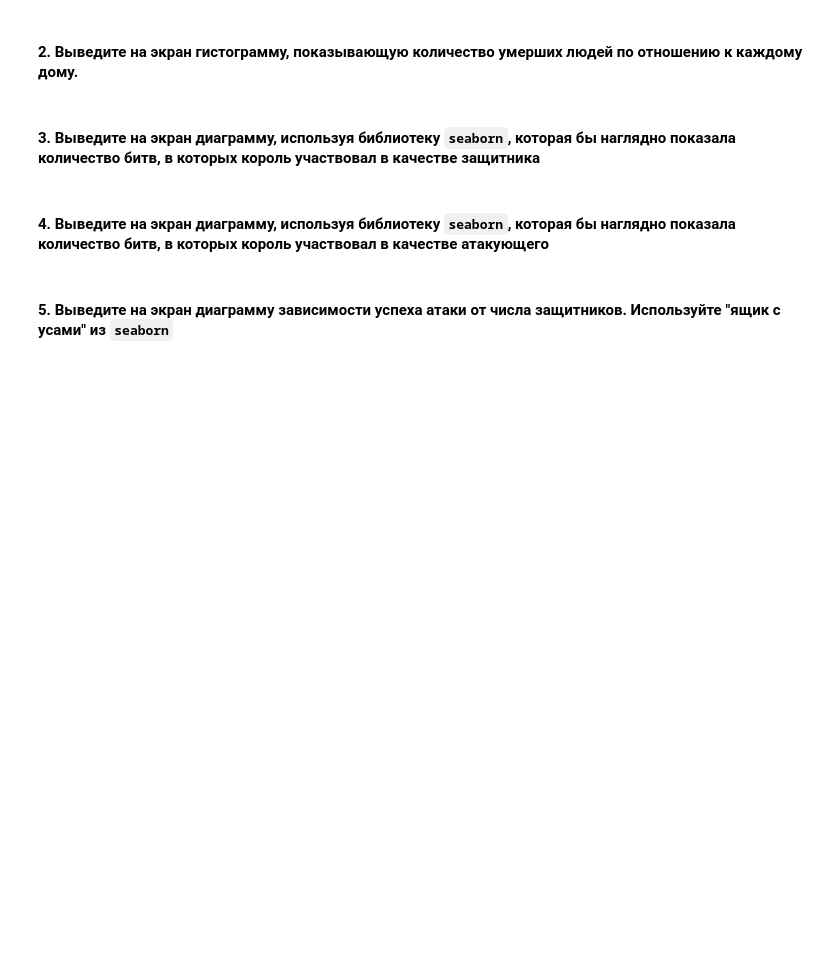
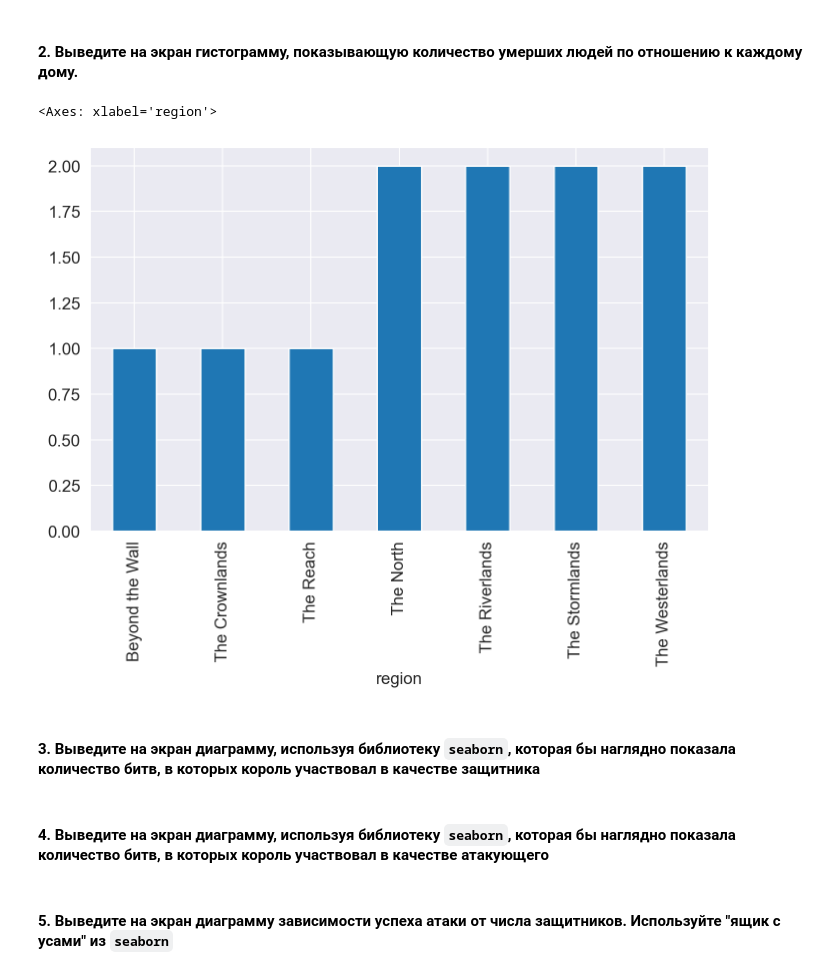
Before and after one commit to EdPogosyan/ML_Ed, a Jupyter notebook: HW-1/hw_practice_sirius_01_pandas_numpy_viz.ipynb, the cells around one changed output. Drawn from its saved outputs; the diff is of its cells as text; code cells hidden in the pictures; blank space fills up the shorter version.

```diff
--- a/HW-1/hw_practice_sirius_01_pandas_numpy_viz.ipynb
+++ b/HW-1/hw_practice_sirius_01_pandas_numpy_viz.ipynb
@@ -617,2 +601,7 @@ a
+# %%
+battles_df.groupby("region")["major_death"].nunique().sort_values().plot(kind="bar")
+# %% [output]
+<Axes: xlabel='region'>
+[figure, added]
 # %% [markdown]
 #### 3. Выведите на экран диаграмму, используя библиотеку `seaborn`, которая бы наглядно показала количество битв, в которых король участвовал в качестве защитника
```
Also changed, not shown: parts of 13 cells of this notebook, 1 other file.
